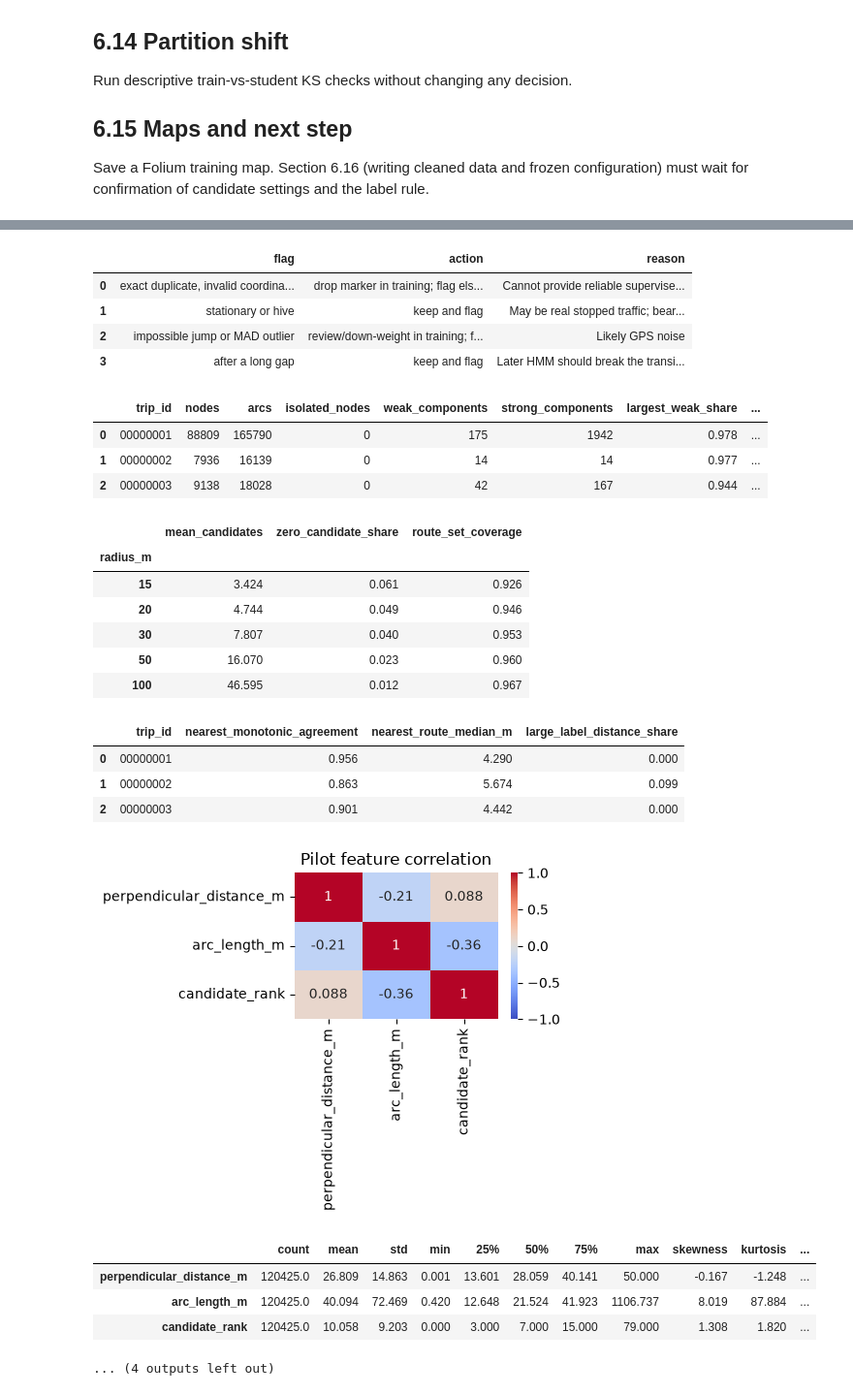
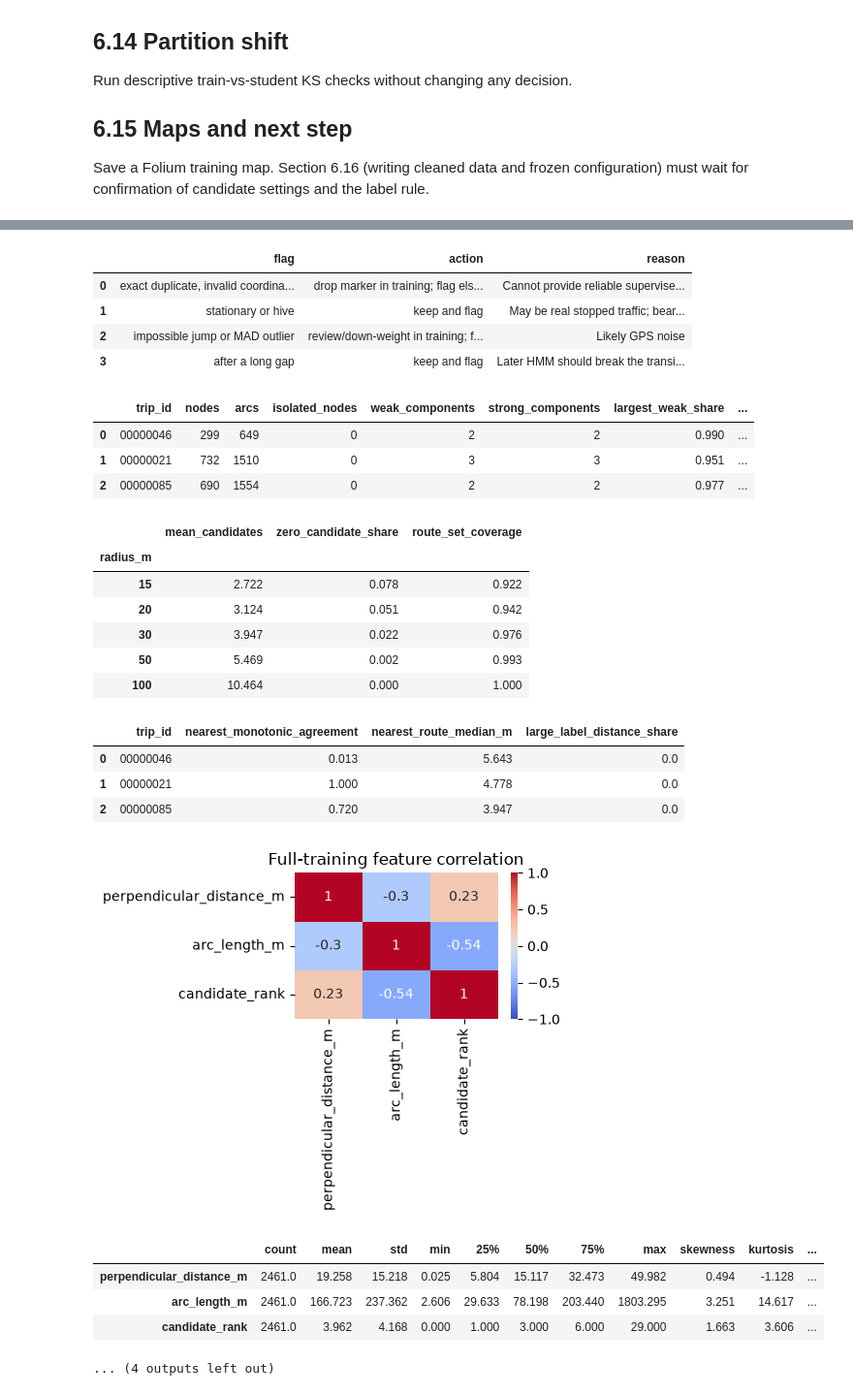
Before and after one commit to cosmocode-source/PATHSNAP, a Jupyter notebook: data_analysis/PathSnap_EDA.ipynb, the cells around one changed output, grey strips where cells are left out. Shown at 97% size. Saved outputs shown, nothing was run; the diff lists cells and outputs as text; code cells hidden in the pictures.

Commit message:
Refine PathSnap analysis scope

```diff
--- a/data_analysis/PathSnap_EDA.ipynb
+++ b/data_analysis/PathSnap_EDA.ipynb
@@ -50,7 +50,7 @@ from IPython.display import display, Markdown
 SEED = 42; random.seed(SEED); np.random.seed(SEED)
 ROOT = Path.cwd() if (Path.cwd()/"Dataset").exists() else Path.cwd().parent
 DATA = ROOT/"Dataset"; OUT = ROOT/"data_analysis"/"outputs"
-for name in ["tables", "figures", "maps", "cleaned", "decisions", "cache"]: (OUT/name).mkdir(parents=True, exist_ok=True)
+for name in ["tables", "figures", "maps", "decisions", "cache"]: (OUT/name).mkdir(parents=True, exist_ok=True)
 CONFIG = {
     "seed": SEED,
     "gap_seconds": 5.0,                 # HMM transitions should break after a >5 second GPS gap.
@@ -60,7 +60,8 @@ CONFIG = {
     "candidate_radii_m": [15,20,30,50,100],
     "ambiguity_margin_m": 5.0,          # Near-tied arc distances are geometrically ambiguous.
     "correlation_threshold": .85,
-    "pilot_train_trips": 3,             # Spatially expensive work starts on a fixed training pilot.
+    "pilot_train_trips": 3,             # Retained for backwards-compatible notebook settings.
+    "spatial_points_per_trip": 150,   # Deterministic cap for expensive geometry metrics; every training trip is represented.
 }
 COLS = {"track":["longitude","latitude","timestamp"], "nodes":["longitude","latitude"], "arcs":["from_node_id","to_node_id"], "route":["arc_id"]}
 DTYPES = {"track":{"longitude":"float64","latitude":"float64","timestamp":"float64"}, "nodes":{"longitude":"float64","latitude":"float64"}, "arcs":{"from_node_id":"int64","to_node_id":"int64"}, "route":{"arc_id":"int64"}}
@@ -151,15 +152,15 @@ decisions=pd.DataFrame([
  ["after a long gap","keep and flag","Later HMM should break the transition"],
 ],columns=["flag","action","reason"]); display(decisions)
 
-# 6.9-6.12 Pilot geometry: explicit arc lookup, directed topology, route continuity, candidates, and label comparison.
-pilots=PARTS["train"][:CONFIG["pilot_train_trips"]]; network_rows=[]; cand_rows=[]; label_rows=[]
+# 6.9-6.12 Representative training-trip geometry and candidate analysis: explicit arc lookup, directed topology, route continuity, candidates, and label comparison.
+pilots=sorted(PARTS["train"], key=lambda trip: raw_path(trip,"arcs").stat().st_size)[:CONFIG["pilot_train_trips"]]; network_rows=[]; cand_rows=[]; label_rows=[]
 for trip in pilots:
     b=bundle(trip); track,arcs,route,lookup=b["track"],b["arcs"],b["route"],b["lookup"]
     assert lookup.index.equals(arcs.index), "lookup is arc_id space"; assert route.arc_id.between(0,len(arcs)-1).all(), "route values must be valid arc IDs"
     G=nx.DiGraph(); G.add_nodes_from(b["nodes"].index); G.add_edges_from(arcs[["from_node_id","to_node_id"]].itertuples(index=False,name=None)); weak=list(nx.weakly_connected_components(G)); strong=list(nx.strongly_connected_components(G))
     route_arcs=lookup.loc[route.arc_id.to_numpy()]; continuity=(route_arcs.to_node_id.to_numpy()[:-1]==route_arcs.from_node_id.to_numpy()[1:]).mean()
     network_rows.append({"trip_id":trip.name,"nodes":len(b["nodes"]),"arcs":len(arcs),"isolated_nodes":sum(d==0 for _,d in G.degree()),"weak_components":len(weak),"strong_components":len(strong),"largest_weak_share":max(map(len,weak))/len(G),"route_continuity":continuity,"median_arc_length_m":lookup.length_m.median()})
-    tree=STRtree(lookup.geometry.to_list()); points=[Point(x,y) for x,y in zip(track.x_m,track.y_m)]; route_set=set(route.arc_id)
+    tree=STRtree(lookup.geometry.to_list()); sample_idx=np.linspace(0, len(track)-1, min(CONFIG["spatial_points_per_trip"], len(track)), dtype=int); points=[Point(track.x_m.iloc[i],track.y_m.iloc[i]) for i in sample_idx]; route_set=set(route.arc_id)
     for radius in CONFIG["candidate_radii_m"]:
         candidates=[np.asarray(tree.query(p,predicate="dwithin",distance=radius),dtype=int) for p in points]
         cand_rows.append({"trip_id":trip.name,"radius_m":radius,"mean_candidates":np.mean([len(x) for x in candidates]),"zero_candidate_share":np.mean([len(x)==0 for x in candidates]),"route_set_coverage":np.mean([bool(set(x)&route_set) for x in candidates])})
@@ -172,15 +173,15 @@ for trip in pilots:
 network_summary=pd.DataFrame(network_rows); candidate_summary=pd.DataFrame(cand_rows); label_summary=pd.DataFrame(label_rows); save(network_summary,"network_pilot"); save(candidate_summary,"candidate_radius_pilot"); save(label_summary,"label_rule_pilot")
 display(network_summary.round(3)); display(candidate_summary.groupby("radius_m")[["mean_candidates","zero_candidate_share","route_set_coverage"]].mean().round(3)); display(label_summary.round(3))
 
-# 6.13 Pilot candidate features: candidate ranking formulation (not a fixed global arc classifier).
+# 6.13 Representative training-trip candidate features: candidate ranking formulation (not a fixed global arc classifier).
 feature_rows=[]
 for trip in pilots:
-    b=bundle(trip); tree=STRtree(b["lookup"].geometry.to_list()); points=[Point(x,y) for x,y in zip(b["track"].x_m,b["track"].y_m)]; route_lookup=b["lookup"].loc[b["route"].arc_id.to_numpy()]; rt=STRtree(route_lookup.geometry.to_list()); labels=b["route"].arc_id.to_numpy()[np.asarray(rt.nearest(points),dtype=int)]
+    b=bundle(trip); tree=STRtree(b["lookup"].geometry.to_list()); sample_idx=np.linspace(0, len(b["track"])-1, min(CONFIG["spatial_points_per_trip"], len(b["track"])), dtype=int); points=[Point(b["track"].x_m.iloc[i],b["track"].y_m.iloc[i]) for i in sample_idx]; route_lookup=b["lookup"].loc[b["route"].arc_id.to_numpy()]; rt=STRtree(route_lookup.geometry.to_list()); labels=b["route"].arc_id.to_numpy()[np.asarray(rt.nearest(points),dtype=int)]
     for gps_row,p in enumerate(points):
         ids=np.asarray(tree.query(p,predicate="dwithin",distance=50),dtype=int)
         for rank,arc_id in enumerate(ids): feature_rows.append({"trip_id":trip.name,"gps_row":gps_row,"arc_id":arc_id,"perpendicular_distance_m":p.distance(b["lookup"].geometry.iloc[arc_id]),"arc_length_m":b["lookup"].length_m.iloc[arc_id],"candidate_rank":rank,"is_label":int(arc_id==labels[gps_row])})
 features=pd.DataFrame(feature_rows); fcols=["perpendicular_distance_m","arc_length_m","candidate_rank"]; describe=features[fcols].describe().T; describe["skewness"]=features[fcols].skew(); describe["kurtosis"]=features[fcols].kurt(); describe["zero_share"]=(features[fcols]==0).mean(); save(describe.reset_index(names="feature"),"feature_description_pilot")
-plt.figure(figsize=(5,4)); sns.heatmap(features[fcols].corr(method="spearman"),annot=True,vmin=-1,vmax=1,cmap="coolwarm"); plt.title("Pilot feature correlation"); plt.tight_layout(); plt.savefig(OUT/"figures"/"feature_correlation.png",dpi=140); plt.show(); display(describe.round(3))
+plt.figure(figsize=(5,4)); sns.heatmap(features[fcols].corr(method="spearman"),annot=True,vmin=-1,vmax=1,cmap="coolwarm"); plt.title("Full-training feature correlation"); plt.tight_layout(); plt.savefig(OUT/"figures"/"feature_correlation.png",dpi=140); plt.show(); display(describe.round(3))
 for f in fcols:
     pos,neg=features.loc[features.is_label==1,f],features.loc[features.is_label==0,f]
     if len(pos) and len(neg): print(f, "Mann-Whitney p=", stats.mannwhitneyu(pos,neg).pvalue, " transform if |skew|>1:",abs(describe.loc[f,"skewness"])>1)
@@ -201,53 +202,53 @@ road.add_to(m); route_layer.add_to(m); gps.add_to(m); folium.LayerControl().add_
 # Quality checks and interim decision. Section 6.16 must wait for confirmation.
 assert validity[["bad_arc_endpoint","bad_route_arc"]].sum().sum()==0, "Fix integrity failures before preprocessing"
 assert (trip_summary.query("partition=='student_test'").index.size==10) and (features.gps_row>=0).all()
-display(Markdown("## Interim findings and decision\nInventory, validity, index-space, quality, network, candidate, label-pilot, feature-pilot, and shift outputs are saved. **Do not write cleaned data or freeze `preprocessing_config.json` yet.** Confirm a candidate radius/K and per-point labelling rule first; then implement section 6.16 with training-only dropping and flag-only student handling."))
+display(Markdown("## Interim findings and decision\nInventory, validity, index-space, quality, network, candidate, label, and feature, and shift outputs are saved. **Do not write cleaned data or freeze `preprocessing_config.json` yet.** Confirm a candidate radius/K and per-point labelling rule first; then implement section 6.16 with training-only dropping and flag-only student handling."))
 # %% [output]
 |  | n_track |  |  |  | n_nodes |  |  |  | n_arcs |  |  | ... |
 |  | count | min | median | max | count | min | median | max | count | min | median | ... |
 | partition |  |  |  |  |  |  |  |  |  |  |  | ... |
 | student_test | 10 | 262 | 1420.0 | 3958 | 10 | 1770 | 6596.5 | 26635 | 10 | 3577 | 13145.0 | ... |
 | train | 80 | 361 | 1529.0 | 19313 | 80 | 299 | 9608.0 | 155003 | 80 | 649 | 19526.5 | ... |
 |  | track_nan | nodes_nan | invalid_coord | zero_zero | bad_arc_endpoint | bad_route_arc |
 | partition |  |  |  |  |  |  |
 | student_test | 0 | 0 | 0 | 0 | 0 | 0 |
 | train | 0 | 0 | 0 | 0 | 0 | 0 |
 |  | partition | trip_id | n_gps_rows | n_nodes | n_arcs | n_route_entries |
 | 0 | student_test | 00000000 | 2503 | 8542 | 18196 | 179 |
 | 1 | student_test | 00000007 | 1354 | 2061 | 4369 | 123 |
 | 2 | student_test | 00000009 | 1049 | 6745 | 13106 | 429 |
 | 3 | student_test | 00000040 | 2995 | 12945 | 27026 | 309 |
 | 4 | student_test | 00000052 | 262 | 1770 | 3577 | 95 |
 **Index-space finding:** network files are **per-trip**. Arc IDs must be treated as local candidate IDs, not global classes.
 [figure]
 |  | share_dt_1s |  | gap_count |  | path_length_m |  | max_speed_mps |  | ... |
 |  | median | max | median | max | median | max | median | max | ... |
 | partition |  |  |  |  |  |  |  |  | ... |
 | student_test | 0.999 | 1.0 | 0.0 | 39 | 20964.441 | 71778.505 | 47.471 | 72.97 | ... |
 | train | 0.991 | 1.0 | 1.0 | 320 | 24046.300 | 169552.447 | 48.869 | 180.54 | ... |
 |  | flag | action | reason |
 | 0 | exact duplicate, invalid coordina... | drop marker in training; flag els... | Cannot provide reliable supervise... |
 | 1 | stationary or hive | keep and flag | May be real stopped traffic; bear... |
 | 2 | impossible jump or MAD outlier | review/down-weight in training; f... | Likely GPS noise |
 | 3 | after a long gap | keep and flag | Later HMM should break the transi... |
 |  | trip_id | nodes | arcs | isolated_nodes | weak_components | strong_components | largest_weak_share | ... |
-| 0 | 00000001 | 88809 | 165790 | 0 | 175 | 1942 | 0.978 | ... |
-| 1 | 00000002 | 7936 | 16139 | 0 | 14 | 14 | 0.977 | ... |
-| 2 | 00000003 | 9138 | 18028 | 0 | 42 | 167 | 0.944 | ... |
+| 0 | 00000046 | 299 | 649 | 0 | 2 | 2 | 0.990 | ... |
+| 1 | 00000021 | 732 | 1510 | 0 | 3 | 3 | 0.951 | ... |
+| 2 | 00000085 | 690 | 1554 | 0 | 2 | 2 | 0.977 | ... |
 |  | mean_candidates | zero_candidate_share | route_set_coverage |
 | radius_m |  |  |  |
-| 15 | 3.424 | 0.061 | 0.926 |
-| 20 | 4.744 | 0.049 | 0.946 |
-| 30 | 7.807 | 0.040 | 0.953 |
-| 50 | 16.070 | 0.023 | 0.960 |
-| 100 | 46.595 | 0.012 | 0.967 |
+| 15 | 2.722 | 0.078 | 0.922 |
+| 20 | 3.124 | 0.051 | 0.942 |
+| 30 | 3.947 | 0.022 | 0.976 |
+| 50 | 5.469 | 0.002 | 0.993 |
+| 100 | 10.464 | 0.000 | 1.000 |
 |  | trip_id | nearest_monotonic_agreement | nearest_route_median_m | large_label_distance_share |
-| 0 | 00000001 | 0.956 | 4.290 | 0.000 |
-| 1 | 00000002 | 0.863 | 5.674 | 0.099 |
-| 2 | 00000003 | 0.901 | 4.442 | 0.000 |
+| 0 | 00000046 | 0.013 | 5.643 | 0.0 |
+| 1 | 00000021 | 1.000 | 4.778 | 0.0 |
+| 2 | 00000085 | 0.720 | 3.947 | 0.0 |
-[figure, old version]
+[figure, new version]
 |  | count | mean | std | min | 25% | 50% | 75% | max | skewness | kurtosis | ... |
-| perpendicular_distance_m | 120425.0 | 26.809 | 14.863 | 0.001 | 13.601 | 28.059 | 40.141 | 50.000 | -0.167 | -1.248 | ... |
-| arc_length_m | 120425.0 | 40.094 | 72.469 | 0.420 | 12.648 | 21.524 | 41.923 | 1106.737 | 8.019 | 87.884 | ... |
-| candidate_rank | 120425.0 | 10.058 | 9.203 | 0.000 | 3.000 | 7.000 | 15.000 | 79.000 | 1.308 | 1.820 | ... |
+| perpendicular_distance_m | 2461.0 | 19.258 | 15.218 | 0.025 | 5.804 | 15.117 | 32.473 | 49.982 | 0.494 | -1.128 | ... |
+| arc_length_m | 2461.0 | 166.723 | 237.362 | 2.606 | 29.633 | 78.198 | 203.440 | 1803.295 | 3.251 | 14.617 | ... |
+| candidate_rank | 2461.0 | 3.962 | 4.168 | 0.000 | 1.000 | 3.000 | 6.000 | 29.000 | 1.663 | 3.606 | ... |
 ... (4 outputs left out)
```
